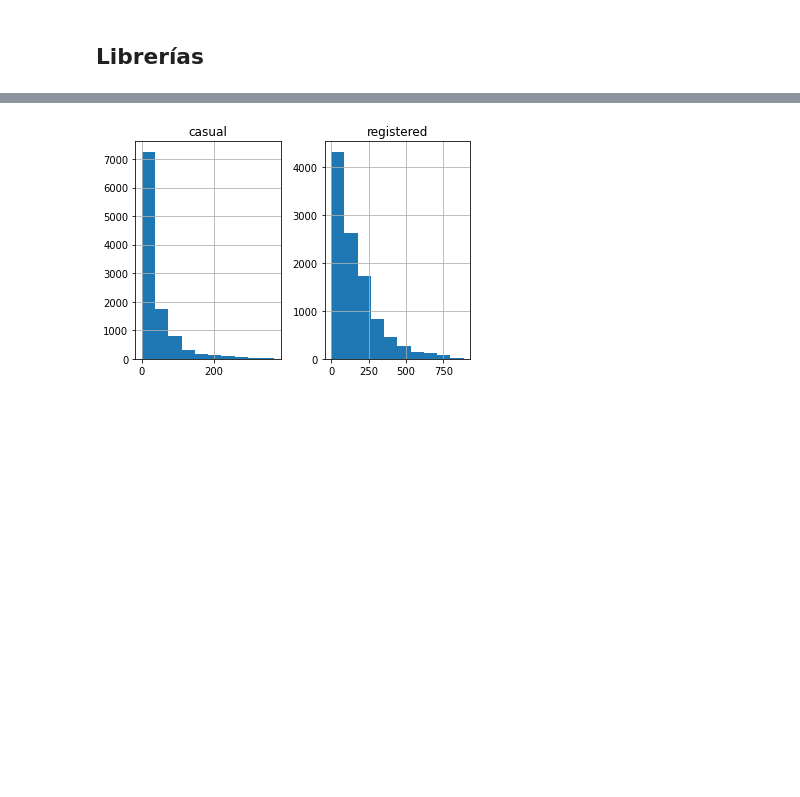
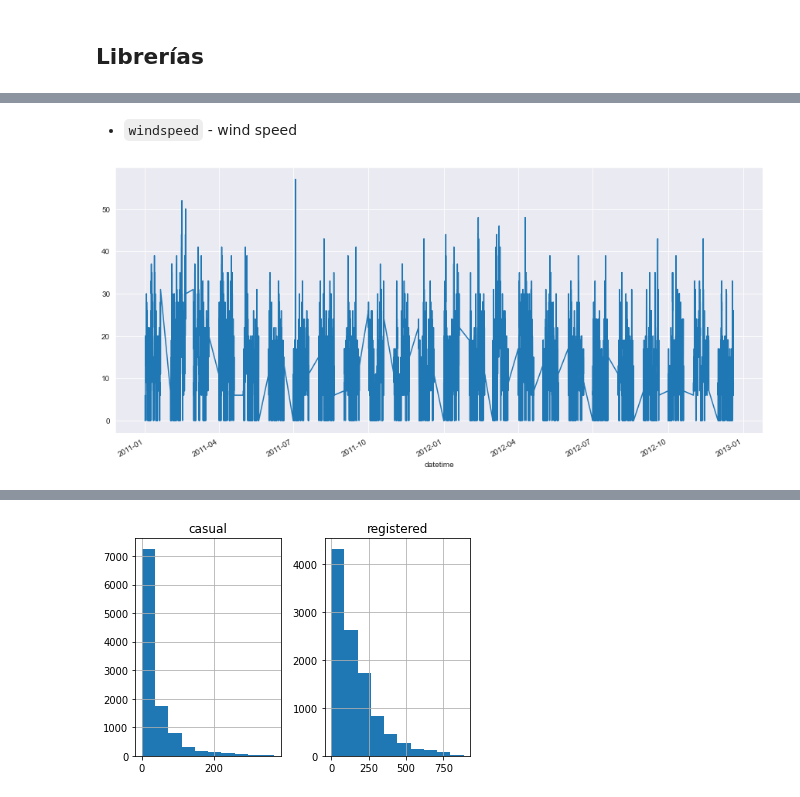
Before and after one commit to Posterior-ia/bike-sharing-playground, a Jupyter notebook: analysis/primer_analisis_kaggle.ipynb, the cells around one changed output, grey strips where cells are left out. Cells and saved outputs as stored; diff of their text form; code cells hidden in the pictures; blank space fills up the shorter version.

```diff
--- a/analysis/primer_analisis_kaggle.ipynb
+++ b/analysis/primer_analisis_kaggle.ipynb
@@ -43,0 +151,8 @@ data.head()
+# %% [markdown]
+* `windspeed` - wind speed
+# %%
+_ = plt.figure(figsize=(15, 7))
+df.windspeed.plot()
+plt.show()
+# %% [output]
+[figure, added]
```
Also changed, not shown: parts of 30 cells of this notebook.
